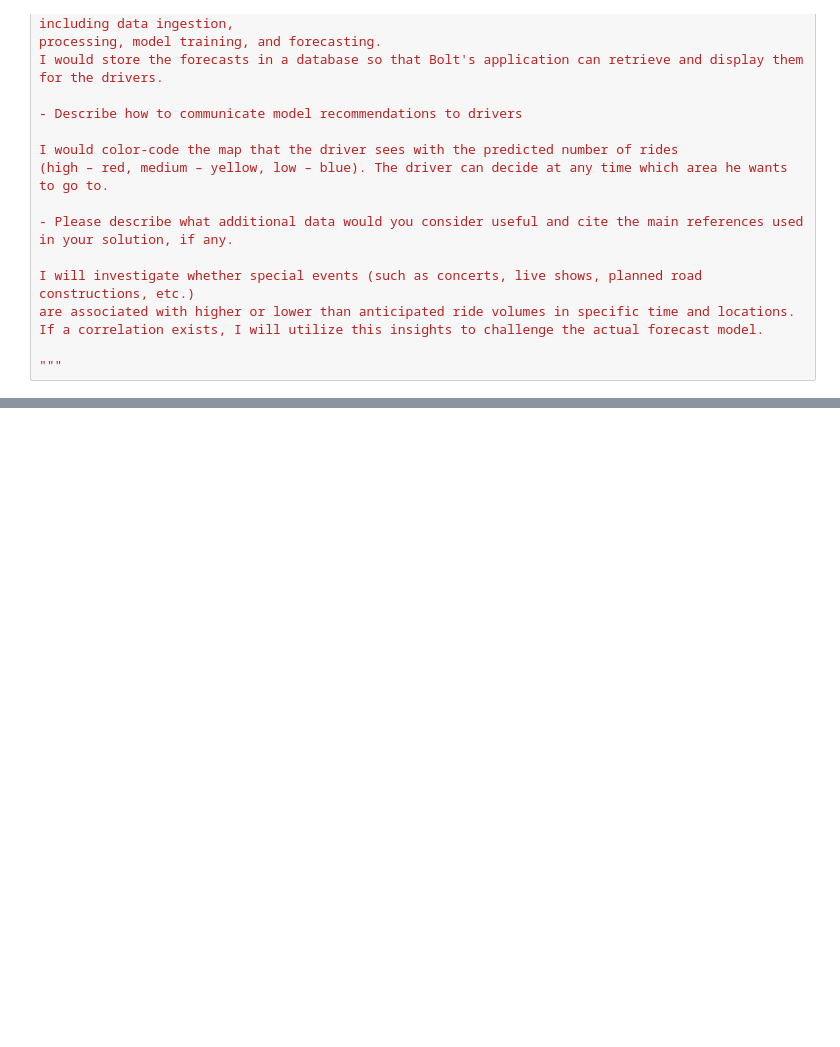
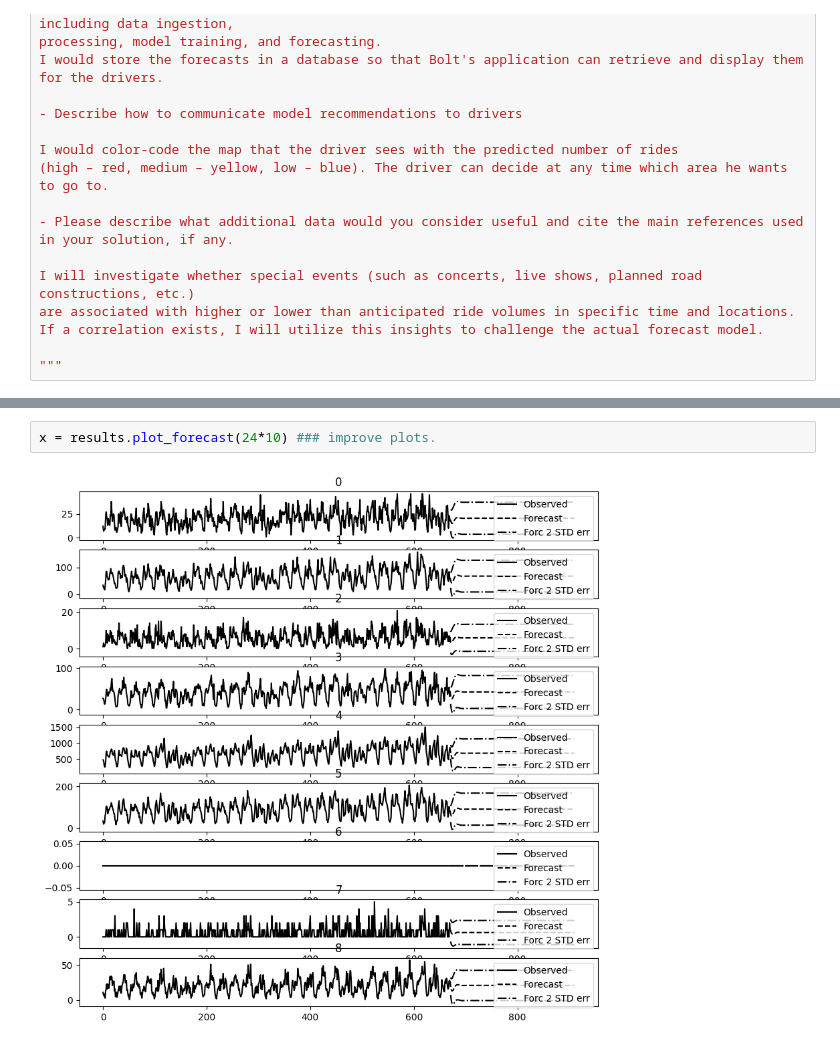
Before and after one commit to CSQlombard/supply_and_demand, a Jupyter notebook: Supply_and_Demand__csql.ipynb, the cells around one changed output, grey strips where cells are left out. Drawn from its saved outputs; the diff is of its cells as text; blank space fills up the shorter version.

Commit message:
First steps towards Var forecast

```diff
--- a/Supply_and_Demand__csql.ipynb
+++ b/Supply_and_Demand__csql.ipynb
@@ -553,0 +612,4 @@ If a correlation exists, I will utilize this insights to challenge the actual fo
+# %%
+x = results.plot_forecast(24*10) ### improve plots.
+# %% [output]
+[figure, added]
```
Also changed, not shown: parts of 6 cells of this notebook, 1 other file.
